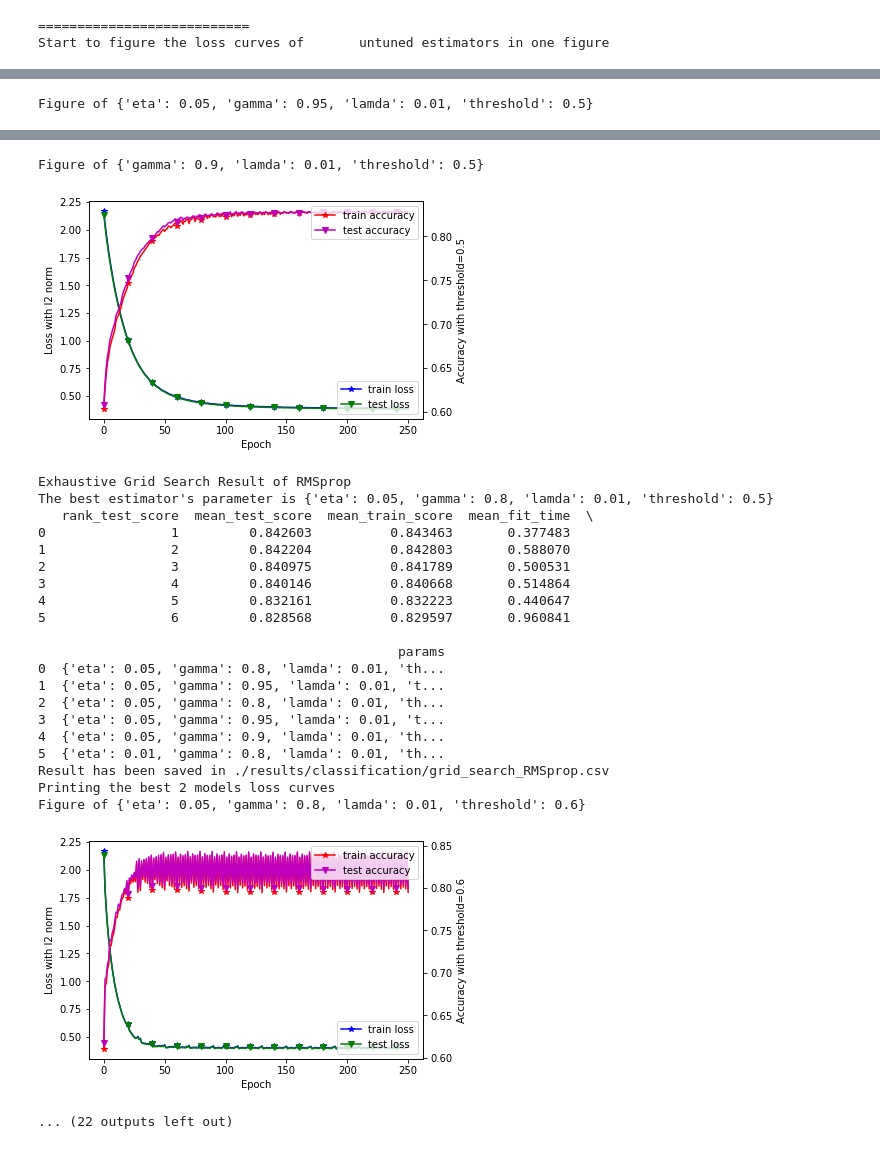
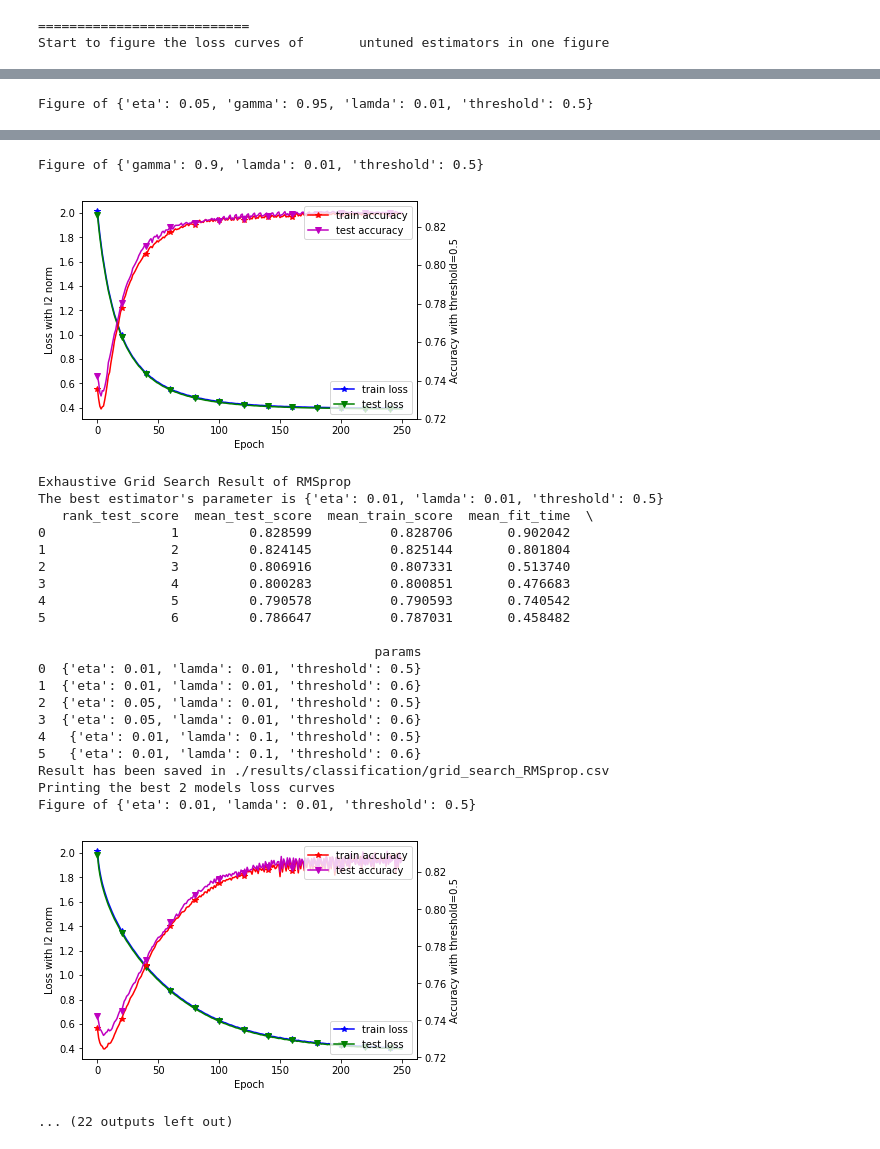
Before and after one commit to wty9391/ML2017-lab-02, a Jupyter notebook: ClassificationExperiment.ipynb, the cells around one changed output, grey strips where cells are left out. Saved outputs shown, nothing was run; the diff lists cells and outputs as text; code cells hidden in the pictures.

```diff
--- a/ClassificationExperiment.ipynb
+++ b/ClassificationExperiment.ipynb
@@ -39,11 +39,8 @@ train_size,num_features  = np.shape(X_train)
 
 max_iterate = 50
 batch_size = 8000
-
 figure_num = 2
-
 init_w = np.random.normal(size=(num_features,1))
-
 optimizers = ['NAG','Adadelta','RMSprop','Adam','GD']
 o = {}
 
@@ -57,7 +54,6 @@ param_grid = {
                       'threshold': [0.5,0.6]},
         'RMSprop' : {'lamda': [0.01, 0.1],
                    'eta': [0.01, 0.05],
-                   'gamma': [0.8, 0.9, 0.95],
                    'threshold': [0.5,0.6]},
         'Adam' : {'lamda': [0.01, 0.1],
                    'eta': [0.01, 0.05],
@@ -71,7 +67,7 @@ param_grid = {
 print ("===========================")
 print ("Start to figure the loss curves of\
        untuned estimators in one figure")
-init_w = np.random.normal(size=(num_features,1))
+
 GD = LC.Classifier(w=init_w,optimizer='GD')
 NAG = LC.Classifier(w=init_w,optimizer='NAG')
 Adadelta = LC.Classifier(w=init_w,optimizer='Adadelta')
@@ -111,7 +107,7 @@ for i in range(len(optimizers)):
 
     print ("Printing the best %d models loss curves"%figure_num)
     for j in range(figure_num):
-        params = result.loc[i,'params']
+        params = result.loc[j,'params']
         print ("Figure of",params)
         cls = LC.Classifier(init_w,max_iterate=max_iterate,batch_size=batch_size,optimizer=optimizer_name,**params)
         cls.fit(X_train,Y_train)
@@ -136,13 +132,8 @@ print ("===========================")
 print ("Start to figure the loss curves of\
        tuned estimators in one figure")
 
-GD = o['GD']
-NAG = o['NAG']
-Adadelta = o['Adadelta']
-RMSprop = o['RMSprop']
-Adam = o['Adam']
 
-plt.plotFigureAllInOne(GD,NAG,Adadelta,RMSprop,Adam,X_test,Y_test,'tuned',path='./results/classification/SVM_tuned.pdf')
+plt.plotFigureAllInOne(o['GD'],o['NAG'],o['Adadelta'],o['RMSprop'],o['Adam'],X_test,Y_test,'tuned',path='./results/classification/SVM_tuned.pdf')
 # %% [output]
 ===========================
 Start to figure the loss curves of       untuned estimators in one figure
@@ -191,24 +182,24 @@ Figure of {'gamma': 0.9, 'lamda': 0.01, 'threshold': 0.5}
 Figure of {'gamma': 0.9, 'lamda': 0.01, 'threshold': 0.5}
-[figure, old version]
+[figure, new version]
 Exhaustive Grid Search Result of RMSprop
-The best estimator's parameter is {'eta': 0.05, 'gamma': 0.8, 'lamda': 0.01, 'threshold': 0.5}
+The best estimator's parameter is {'eta': 0.01, 'lamda': 0.01, 'threshold': 0.5}
    rank_test_score  mean_test_score  mean_train_score  mean_fit_time  \
-0                1         0.842603          0.843463       0.377483
-1                2         0.842204          0.842803       0.588070
-2                3         0.840975          0.841789       0.500531
-3                4         0.840146          0.840668       0.514864
-4                5         0.832161          0.832223       0.440647
-5                6         0.828568          0.829597       0.960841
+0                1         0.828599          0.828706       0.902042
+1                2         0.824145          0.825144       0.801804
+2                3         0.806916          0.807331       0.513740
+3                4         0.800283          0.800851       0.476683
+4                5         0.790578          0.790593       0.740542
+5                6         0.786647          0.787031       0.458482
 
-                                              params
-0  {'eta': 0.05, 'gamma': 0.8, 'lamda': 0.01, 'th...
-1  {'eta': 0.05, 'gamma': 0.95, 'lamda': 0.01, 't...
-2  {'eta': 0.05, 'gamma': 0.8, 'lamda': 0.01, 'th...
-3  {'eta': 0.05, 'gamma': 0.95, 'lamda': 0.01, 't...
-4  {'eta': 0.05, 'gamma': 0.9, 'lamda': 0.01, 'th...
-5  {'eta': 0.01, 'gamma': 0.8, 'lamda': 0.01, 'th...
+                                           params
+0  {'eta': 0.01, 'lamda': 0.01, 'threshold': 0.5}
+1  {'eta': 0.01, 'lamda': 0.01, 'threshold': 0.6}
+2  {'eta': 0.05, 'lamda': 0.01, 'threshold': 0.5}
+3  {'eta': 0.05, 'lamda': 0.01, 'threshold': 0.6}
+4   {'eta': 0.01, 'lamda': 0.1, 'threshold': 0.5}
+5   {'eta': 0.01, 'lamda': 0.1, 'threshold': 0.6}
 Result has been saved in ./results/classification/grid_search_RMSprop.csv
 Printing the best 2 models loss curves
-Figure of {'eta': 0.05, 'gamma': 0.8, 'lamda': 0.01, 'threshold': 0.6}
+Figure of {'eta': 0.01, 'lamda': 0.01, 'threshold': 0.5}
-[figure, old version]
+[figure, new version]
 ... (22 outputs left out)
```
Also changed, not shown: parts of 1 cell of this notebook, 7 other files.
